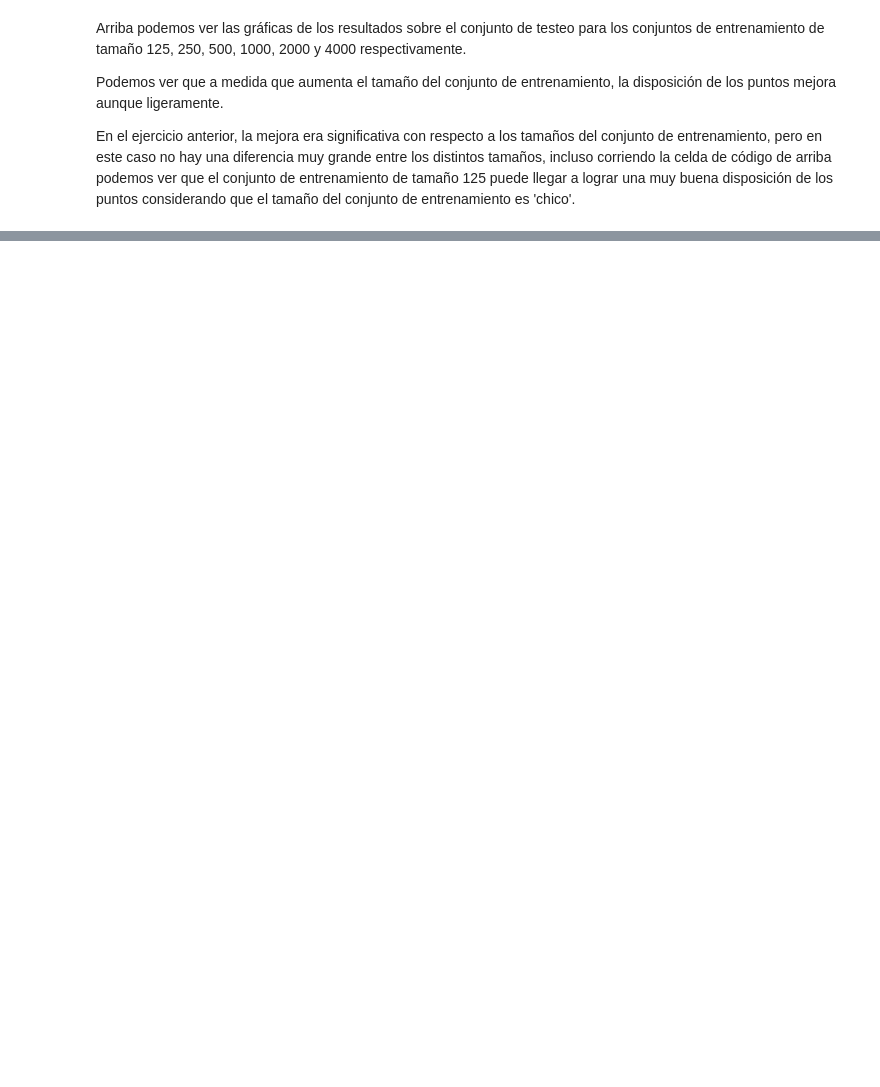
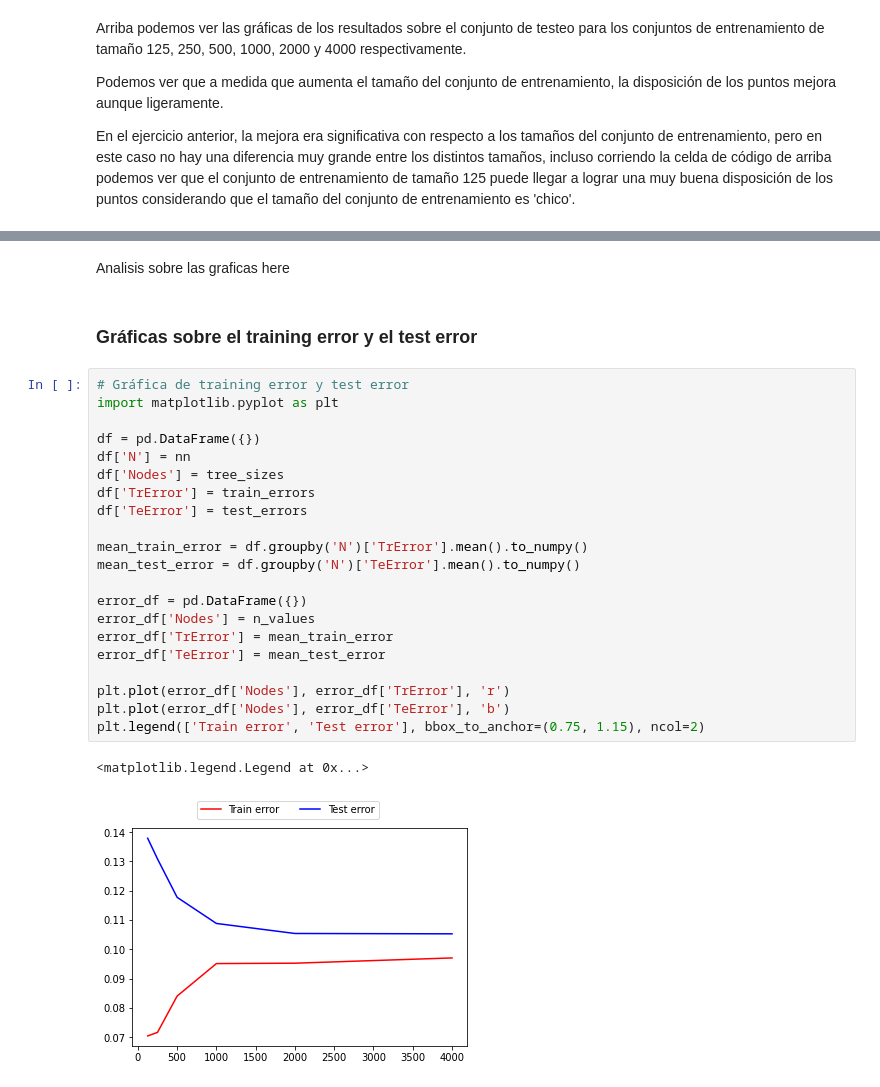
Before and after one commit to natimellino/IAA, a Jupyter notebook: TP1/ArbolesDecision.ipynb, the cells around one changed output, grey strips where cells are left out. Drawn from its saved outputs; the diff is of its cells as text; blank space fills up the shorter version.

```diff
--- a/TP1/ArbolesDecision.ipynb
+++ b/TP1/ArbolesDecision.ipynb
@@ -306,0 +416,28 @@ mean_df.plot(x=0, y=1, kind='scatter', colormap='jet')
+# %% [markdown]
+Analisis sobre las graficas here
+# %% [markdown]
+### Gráficas sobre el training error y el test error
+# %%
+# Gráfica de training error y test error
+import matplotlib.pyplot as plt
+
+df = pd.DataFrame({})
+df['N'] = nn
+df['Nodes'] = tree_sizes
+df['TrError'] = train_errors
+df['TeError'] = test_errors
+
+mean_train_error = df.groupby('N')['TrError'].mean().to_numpy()
+mean_test_error = df.groupby('N')['TeError'].mean().to_numpy()
+
+error_df = pd.DataFrame({})
+error_df['Nodes'] = n_values
+error_df['TrError'] = mean_train_error
+error_df['TeError'] = mean_test_error
+
+plt.plot(error_df['Nodes'], error_df['TrError'], 'r')
+plt.plot(error_df['Nodes'], error_df['TeError'], 'b')
+plt.legend(['Train error', 'Test error'], bbox_to_anchor=(0.75, 1.15), ncol=2)
+# %% [output]
+<matplotlib.legend.Legend at 0x...>
+[figure, added]
```
Also changed, not shown: parts of 20 cells of this notebook.
